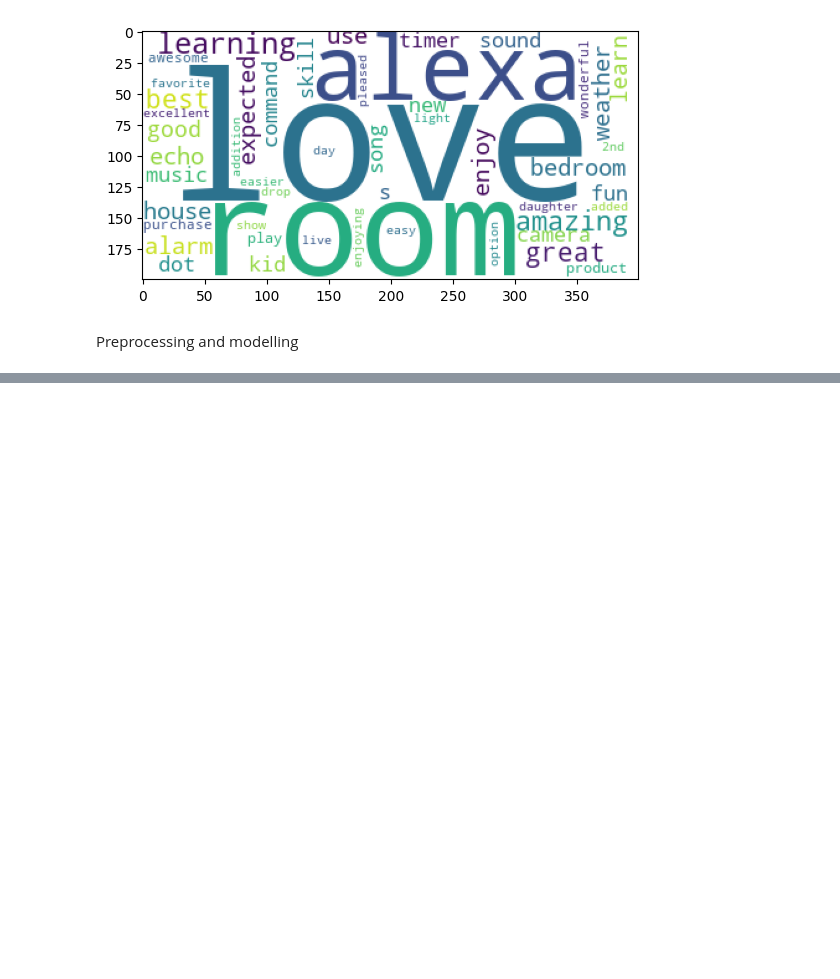
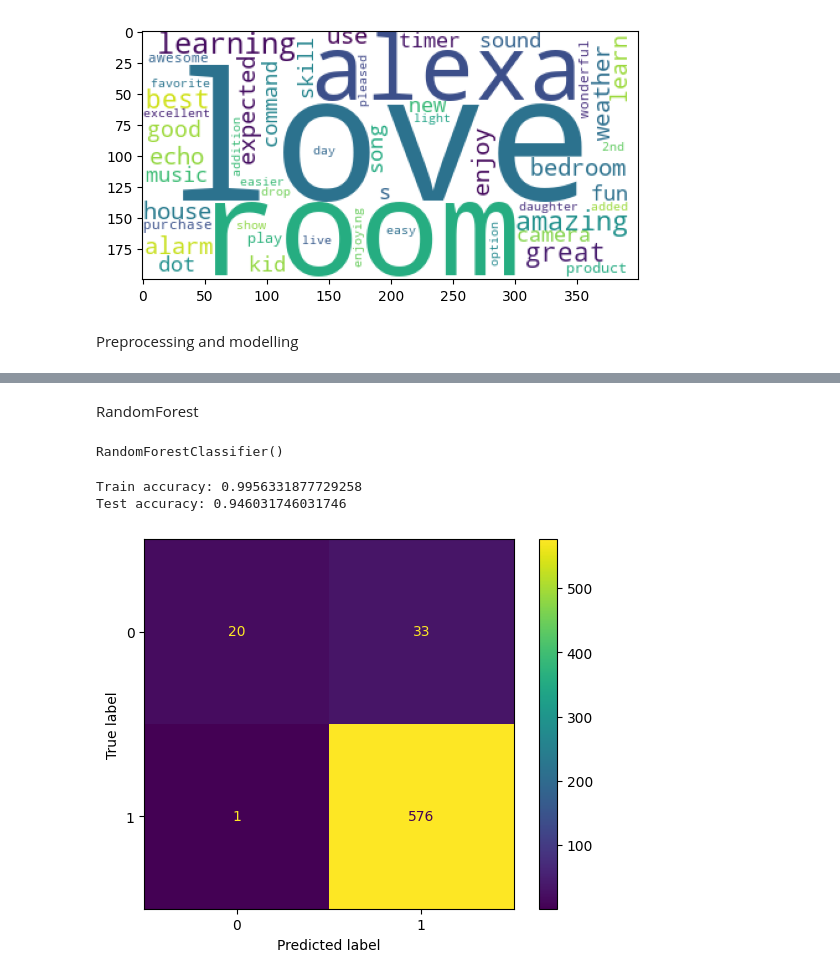
Before and after one commit to itzuditsharma/Sentiment-Analysis-Alexa, a Jupyter notebook: exploration.ipynb, the cells around one changed output, grey strips where cells are left out. Drawn from its saved outputs; the diff is of its cells as text; code cells hidden in the pictures; blank space fills up the shorter version.

Commit message:
Evaluated Random Forest

```diff
--- a/exploration.ipynb
+++ b/exploration.ipynb
@@ -417,0 +468,4 @@ Preprocessing and modelling
+# %%
+scaler = MinMaxScaler()
+X_train_scaled = scaler.fit_transform(X_train)
+X_test_scaled = scaler.transform(X_test)
@@ -417,0 +475,23 @@ Preprocessing and modelling
+# %% [markdown]
+RandomForest
+# %%
+model_rf = RandomForestClassifier()
+model_rf.fit(X_train_scaled, y_train)
+# %% [output]
+RandomForestClassifier()
+# %%
+print(f"Train accuracy: {model_rf.score(X_train_scaled, y_train)}")
+print(f"Test accuracy: {model_rf.score(X_test_scaled, y_test)}")
+# %% [output]
+Train accuracy: 0.9956331877729258
+Test accuracy: 0.946031746031746
+# %%
+y_preds = model_rf.predict(X_test_scaled)
+# %%
+cm = confusion_matrix(y_test, y_preds)
+# %%
+cm_display = ConfusionMatrixDisplay(confusion_matrix=cm, display_labels=model_rf.classes_)
+cm_display.plot()
+plt.show()
+# %% [output]
+[figure, added]
```
Also changed, not shown: parts of 12 cells of this notebook, 2 other files.
